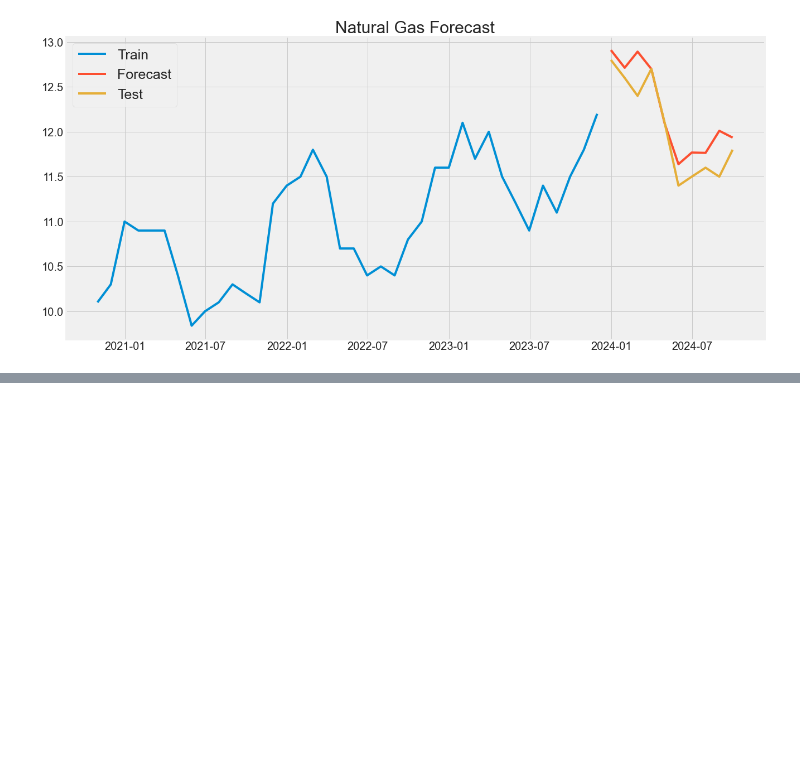
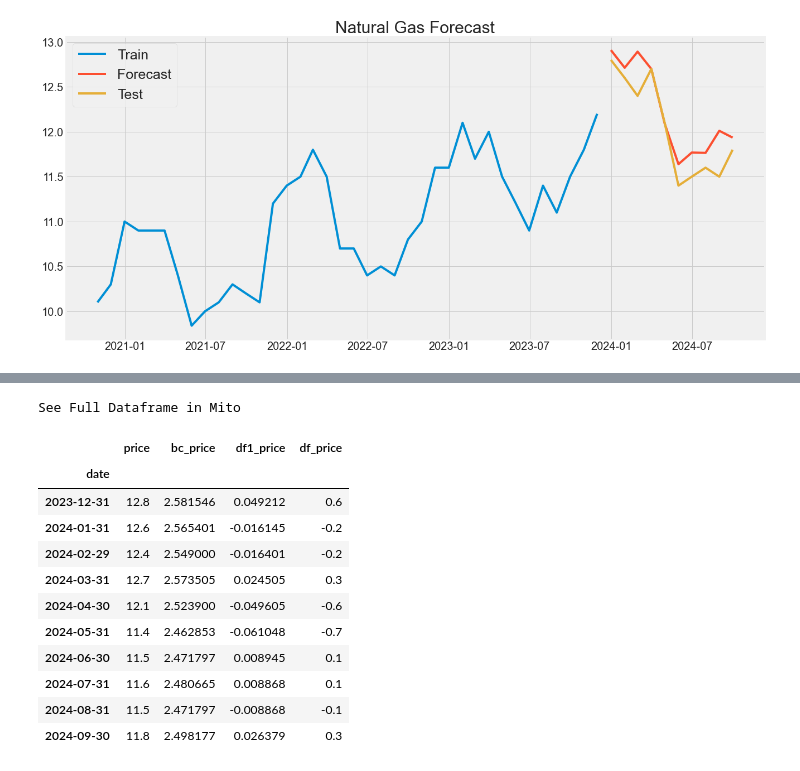
Before and after one commit to arjundoshi221/JPMC_Quant_Research, a Jupyter notebook: task1/code/timeseries.ipynb, the cells around one changed output, grey strips where cells are left out. Saved outputs shown, nothing was run; the diff lists cells and outputs as text; code cells hidden in the pictures; blank space fills up the shorter version.

```diff
--- a/task1/code/timeseries.ipynb
+++ b/task1/code/timeseries.ipynb
@@ -261,0 +301,16 @@ Mean Absolute Error: 0.2042608834015148
+# %%
+data_test
+# %% [output]
+See Full Dataframe in Mito
+|  | price | bc_price | df1_price | df_price |
+| date |  |  |  |  |
+| 2023-12-31 | 12.8 | 2.581546 | 0.049212 | 0.6 |
+| 2024-01-31 | 12.6 | 2.565401 | -0.016145 | -0.2 |
+| 2024-02-29 | 12.4 | 2.549000 | -0.016401 | -0.2 |
+| 2024-03-31 | 12.7 | 2.573505 | 0.024505 | 0.3 |
+| 2024-04-30 | 12.1 | 2.523900 | -0.049605 | -0.6 |
+| 2024-05-31 | 11.4 | 2.462853 | -0.061048 | -0.7 |
+| 2024-06-30 | 11.5 | 2.471797 | 0.008945 | 0.1 |
+| 2024-07-31 | 11.6 | 2.480665 | 0.008868 | 0.1 |
+| 2024-08-31 | 11.5 | 2.471797 | -0.008868 | -0.1 |
+| 2024-09-30 | 11.8 | 2.498177 | 0.026379 | 0.3 |
```
Also changed, not shown: parts of 10 cells of this notebook, 6 other files.
